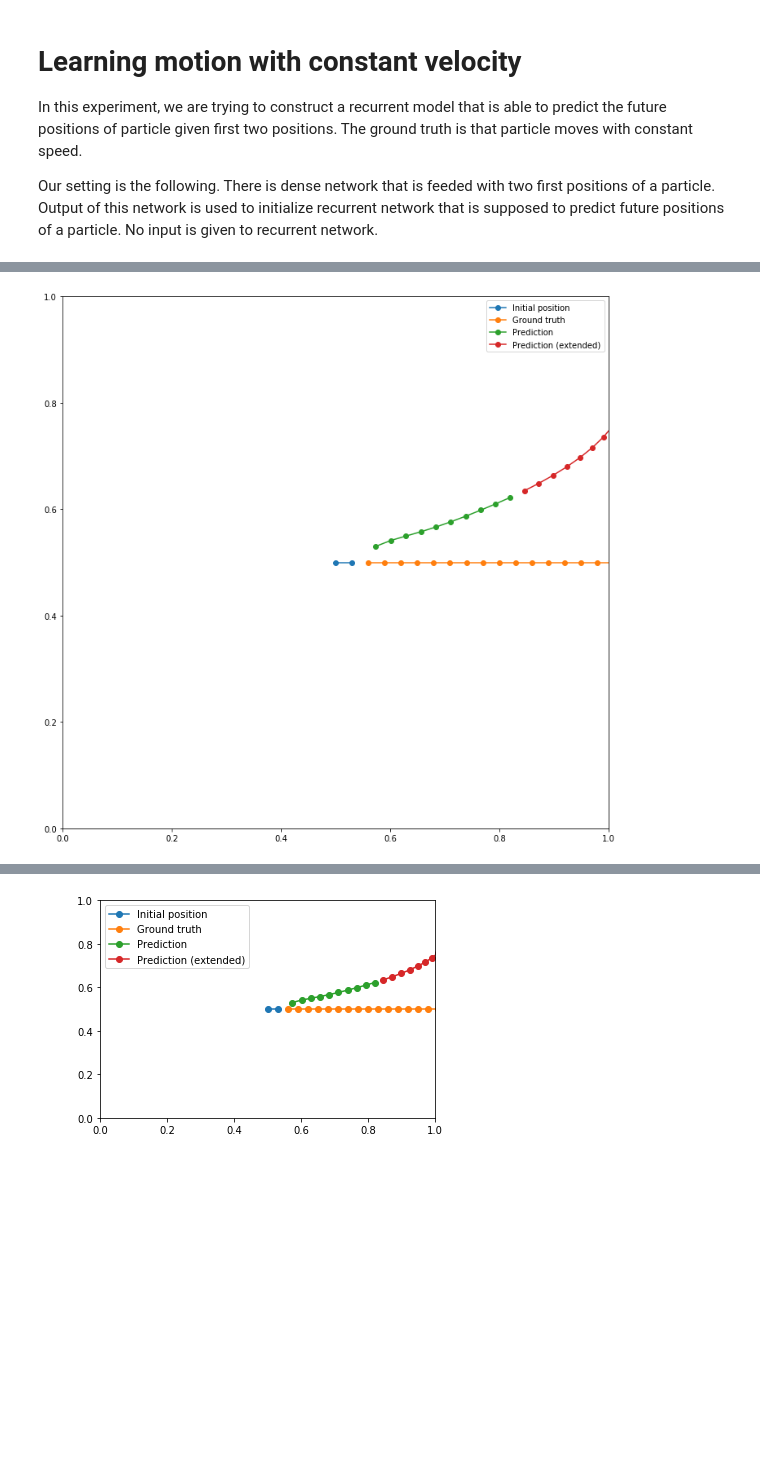
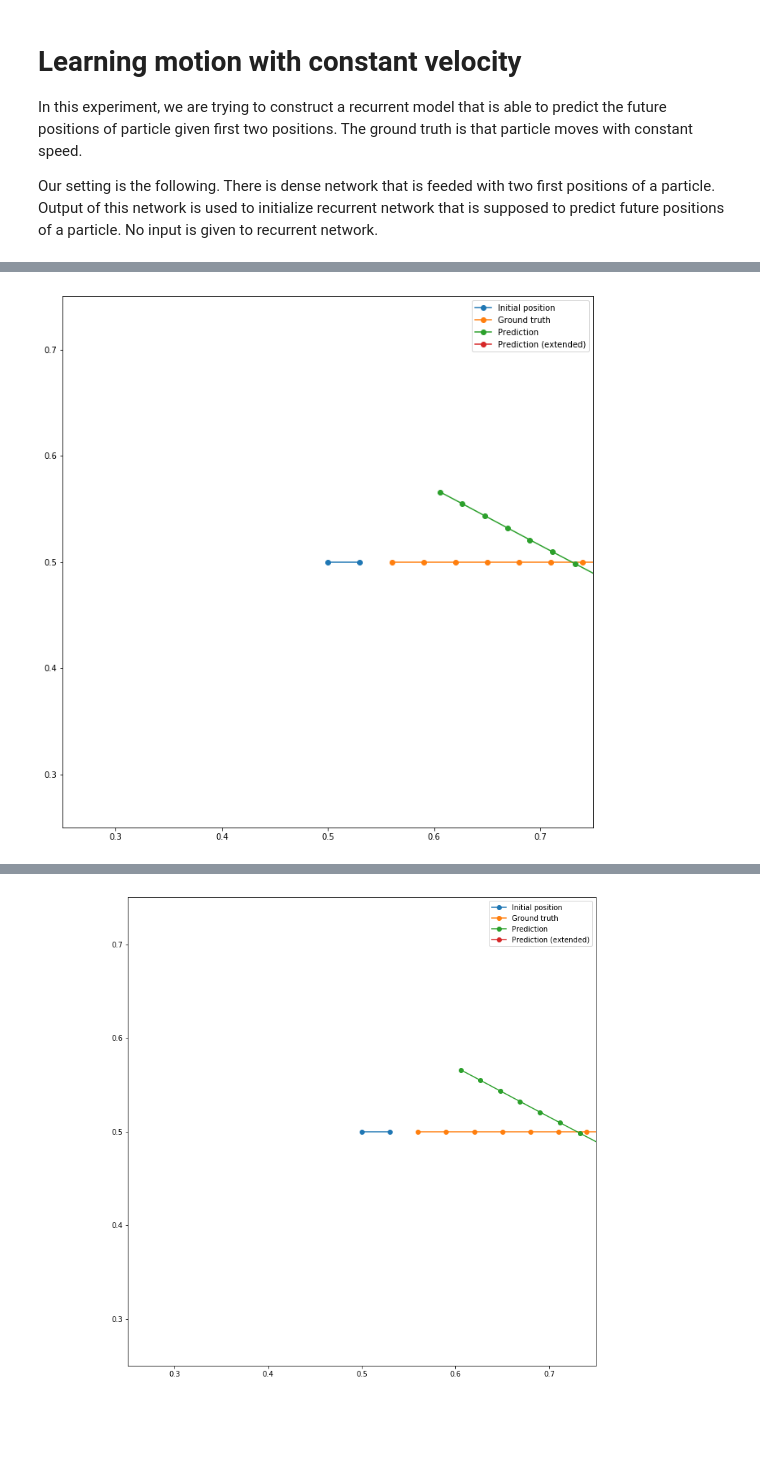
Before and after one commit to ischurov/TheConsciousnessPrior, a Jupyter notebook: src/misc/billiard-coords/Constant Velocity.ipynb, the cells around one changed output, grey strips where cells are left out. Drawn from its saved outputs; the diff is of its cells as text; code cells hidden in the pictures; blank space fills up the shorter version.

```diff
--- a/src/misc/billiard-coords/Constant Velocity.ipynb
+++ b/src/misc/billiard-coords/Constant Velocity.ipynb
@@ -37,8 +37,9 @@ def get_data(num_samples, timesteps, vnorm=0.03, x0=None, phi0=None):
     fake_data = np.zeros_like(target_data)
     return input_data, fake_data, target_data
 # %%
-num_samples = 10000
+num_samples = 100000
 timesteps = 10
-input_data, fake_data, target_data = get_data(num_samples, timesteps)
+input_data, fake_data, target_data = get_data(num_samples, timesteps,
+                                              vnorm=0.01)
 # %%
 from keras.models import Model, Sequential
@@ -58,6 +57,6 @@ plt.plot(target_data[sample][:, 0], target_data[sample][:, 1], 'o')
 # %%
 epochs = 100
-latent_dim = 16
+latent_dim = 4
 batch_size = 64
 
 print('Number of samples:', len(input_data))
@@ -69,26 +68,35 @@ inputs = Input(shape=(2, 2))
 
 initializer = Sequential()
 initializer.add(Flatten(batch_input_shape=inputs.shape.as_list()))
-initializer.add(Dense(latent_dim,
-                activation='relu'))
-initializer.add(Dense(latent_dim))
+# initializer.add(Dense(latent_dim,
+#                 activation=None))
+initializer.add(Dense(latent_dim, name='init_state'))
 
 init_state = initializer(inputs)
 
-recurrent = GRU(latent_dim, return_sequences=True, return_state=True)
-recurrent_dense = Dense(target_data.shape[2])
+# initializer_mem = Sequential()
+# initializer_mem.add(Flatten(batch_input_shape=inputs.shape.as_list()))
+# initializer_mem.add(Dense(latent_dim,
+#                 activation='relu'))
+# initializer_mem.add(Dense(latent_dim))
+
+# init_mem = initializer_mem(inputs)
+
+recurrent = SimpleRNN(latent_dim, return_sequences=True, return_state=True,
+                     activation=None)
+recurrent_dense = Dense(target_data.shape[2], name='rec_out')
 
 fake_input = Input(shape=(None, fake_data.shape[2]))
 
-recurrent_outputs, _= recurrent(fake_input, initial_state=init_state)
+recurrent_outputs, *_= recurrent(fake_input, initial_state=init_state)
 recurrent_outputs = recurrent_dense(recurrent_outputs)
 
 # Define the model that will turn
 # `encoder_input_data` & `decoder_input_data` into `decoder_target_data`
-model = Model([inputs, fake_input], recurrent_outputs)
+model = Model([inputs, fake_input], [recurrent_outputs, init_state])
 
 # Run training
-model.compile(optimizer='rmsprop', loss='mse')
+model.compile(optimizer='rmsprop', loss=['mse', None])
 
 model.fit([input_data, fake_data], target_data,
           batch_size=batch_size,
@@ -126,8 +134,9 @@ def plot_traj(traj, mode='-', ax=None, label=None):
 fig = plt.figure(figsize=(12, 12))
 ax = fig.add_subplot(111)
 def draw(theta, ax):
-    ax.set_xlim(0, 1)
-    ax.set_ylim(0, 1)
+    ax.set_xlim(0.25, 0.75)
+    ax.set_ylim(0.25, 0.75)
+    ax.set_aspect('equal')
     test_input_data, test_fake_data, test_target_data = get_data(
         1, timesteps * 2, x0=np.array([[0.5, 0.5]]), phi0 = np.array([theta]))
     prediction = model.predict([test_input_data,
@@ -135,39 +144,40 @@ def draw(theta, ax):
     plot_traj(test_input_data[0], mode='o-', label="Initial position", ax=ax)
     plot_traj(test_target_data[0], mode='o-', label='Ground truth', ax=ax)
     plot_traj(prediction[0, :timesteps], mode='o-', label='Prediction', ax=ax)
-    plot_traj(prediction[0, timesteps:], mode='o-', label='Prediction (extended)',
+    plot_traj(prediction[0, timesteps-1:], mode='o-',
+              label='Prediction (extended)',
                ax=ax)
     plt.legend()
 draw(0, ax)
 # %% [output]
-[figure, old version]
+[figure, new version]
 # %%
 import matplotlib.animation as animation
 from IPython.display import HTML
 
 def show_ani():
     """
     Shows an animation of trajectories for rotating angle
     """
     def ani_frame():
-        fig = plt.figure()
+        fig = plt.figure(figsize=(12, 12))
         ax = fig.add_subplot(111)
         draw(0, ax)
 
         def update_img(n):
             ax.clear()
             draw(n/10, ax=ax)
             return ax
 
         ani = animation.FuncAnimation(fig, update_img, 100,
                                       interval=100)
         writer = animation.writers['ffmpeg'](fps=30)
 
         return ani
 
     ani = ani_frame()
     return HTML(ani.to_html5_video())
 show_ani()
 # %% [output]
 [interactive output not drawn]
-[figure, old version]
+[figure, new version]
```
Also changed, not shown: parts of 3 cells of this notebook, 1 other file.
